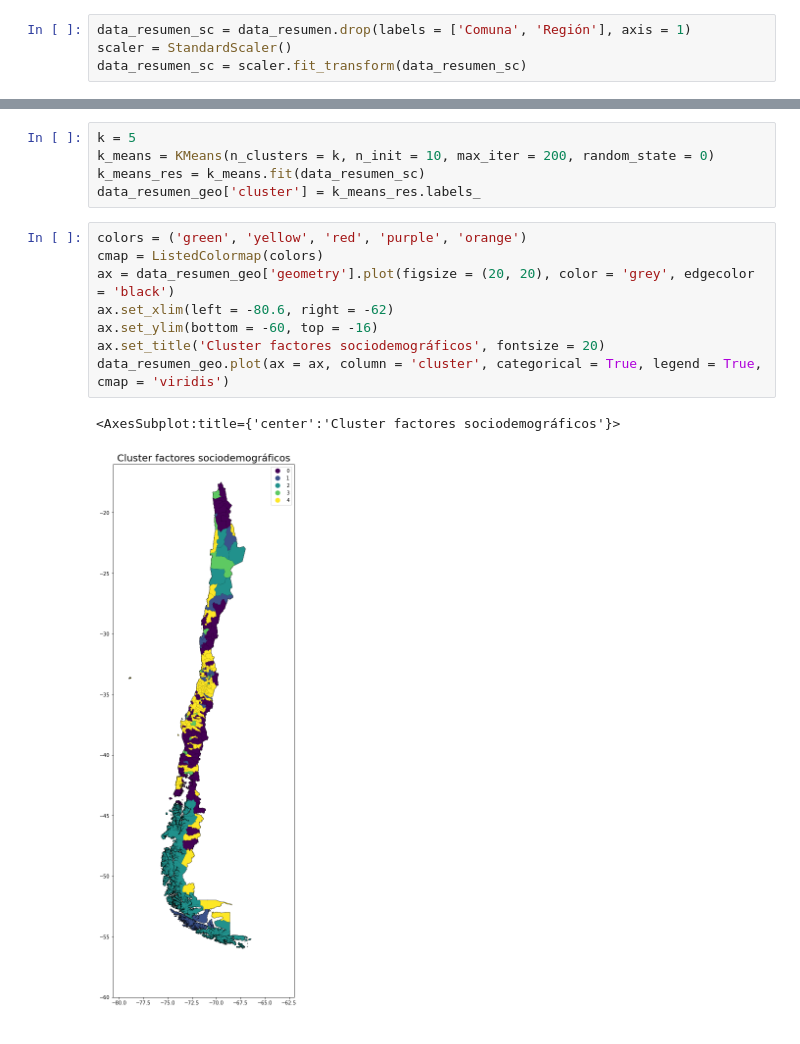
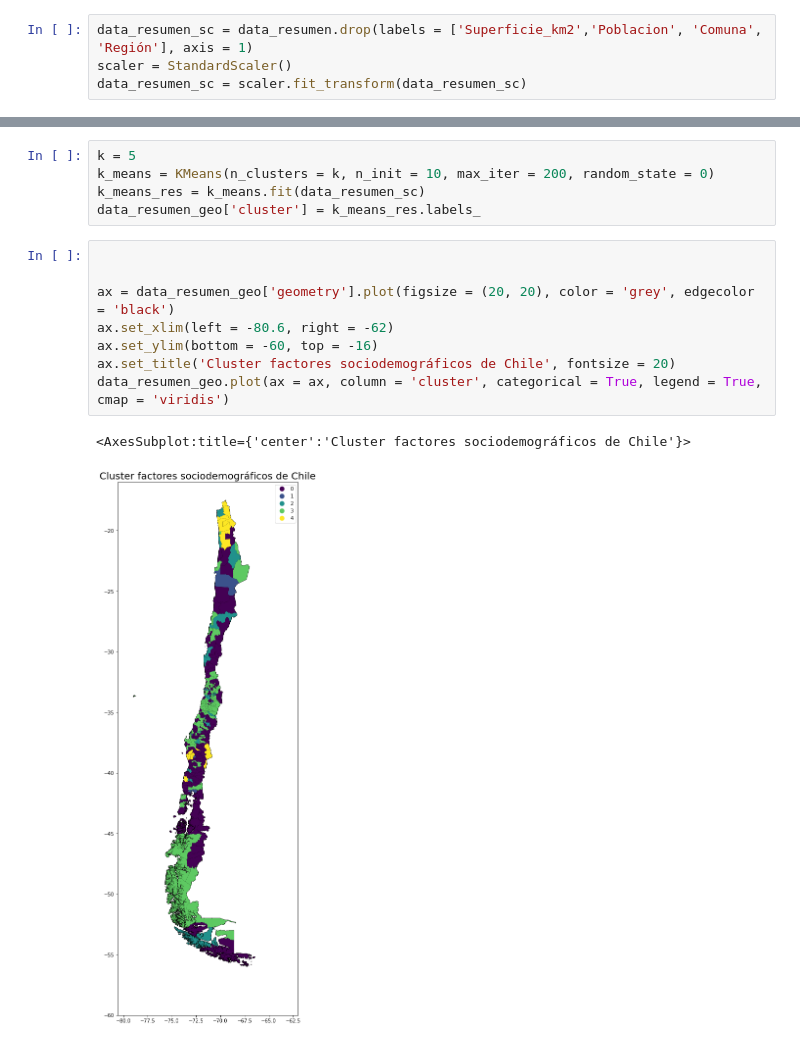
Before and after one commit to 08benja08p/Grupo-8-CDD, a Jupyter notebook: Proyecto/Proyecto_CDD.ipynb, the cells around one changed output, grey strips where cells are left out. Saved outputs shown, nothing was run; the diff lists cells and outputs as text.

```diff
--- a/Proyecto/Proyecto_CDD.ipynb
+++ b/Proyecto/Proyecto_CDD.ipynb
@@ -1418,6 +1416,6 @@ En base a todo el desarrollo anterior, se concluye para el apartado de aprendiza
 # %% [markdown]
 En este apartado se utiliza aprendizaje no supervisado para obtener clusters del dataset data_resumen, que incluye los factores sociodemográficos por comuna considerados para este proyecto. En primer lugar se normalizan los valores de data_resumen para posteriormente agregar a este dataset los datos de geometría que son necesarios para la apreciación visual de los clusters.
 # %%
-data_resumen_sc = data_resumen.drop(labels = ['Comuna', 'Región'], axis = 1)
+data_resumen_sc = data_resumen.drop(labels = ['Superficie_km2','Poblacion', 'Comuna', 'Región'], axis = 1)
 scaler = StandardScaler()
 data_resumen_sc = scaler.fit_transform(data_resumen_sc)
@@ -1529,14 +1517,14 @@ k_means = KMeans(n_clusters = k, n_init = 10, max_iter = 200, random_state = 0)
 k_means_res = k_means.fit(data_resumen_sc)
 data_resumen_geo['cluster'] = k_means_res.labels_
 # %%
-colors = ('green', 'yellow', 'red', 'purple', 'orange')
-cmap = ListedColormap(colors)
+
+
 ax = data_resumen_geo['geometry'].plot(figsize = (20, 20), color = 'grey', edgecolor = 'black')
 ax.set_xlim(left = -80.6, right = -62)
 ax.set_ylim(bottom = -60, top = -16)
-ax.set_title('Cluster factores sociodemográficos', fontsize = 20)
+ax.set_title('Cluster factores sociodemográficos de Chile', fontsize = 20)
 data_resumen_geo.plot(ax = ax, column = 'cluster', categorical = True, legend = True, cmap = 'viridis')
 # %% [output]
-<AxesSubplot:title={'center':'Cluster factores sociodemográficos'}>
+<AxesSubplot:title={'center':'Cluster factores sociodemográficos de Chile'}>
-[figure, old version]
+[figure, new version]
 # %%
```
Also changed, not shown: parts of 15 cells of this notebook.
